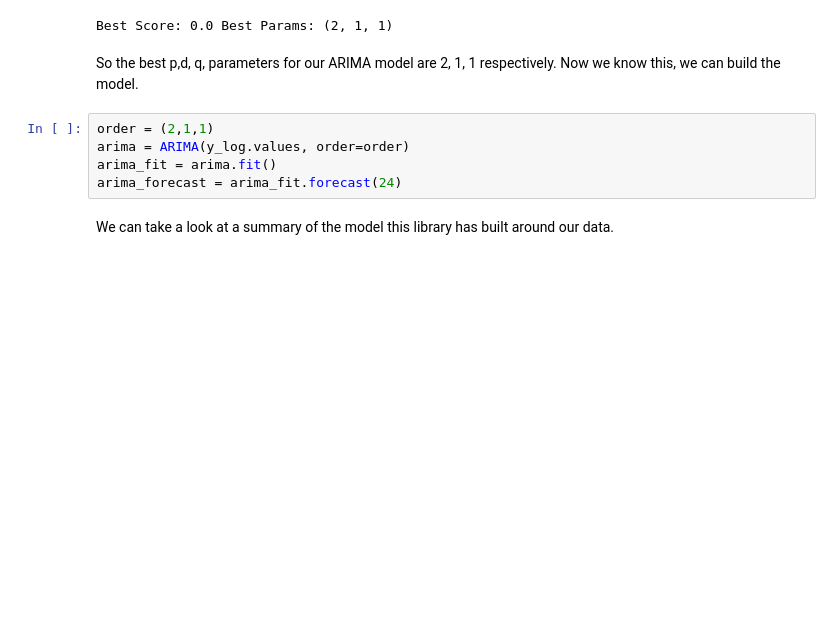
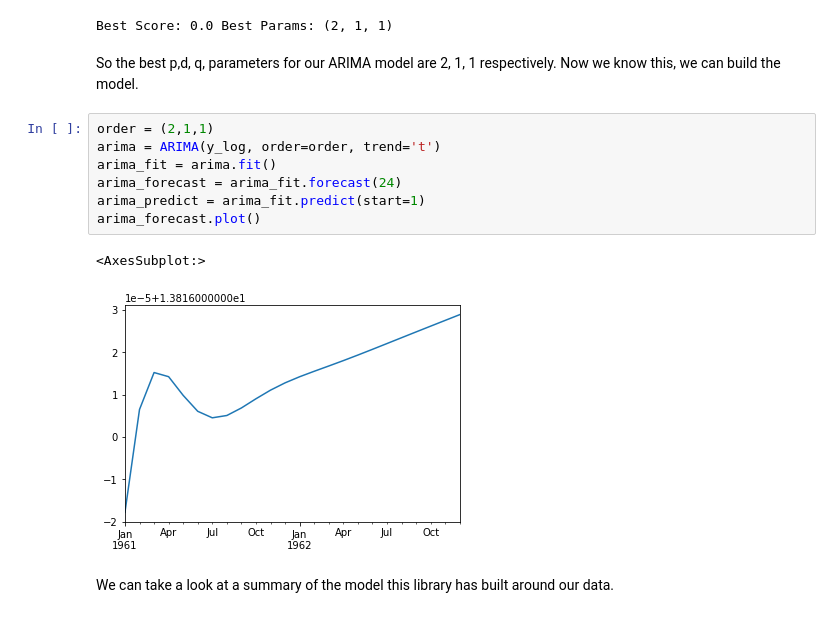
Before and after one commit to john-james-ai/Springboard, a Jupyter notebook: 21-Time Series/Cigarettes/Cowboy Cigarettes Case Study - Tier 3.ipynb, the cells around one changed output. Saved outputs shown, nothing was run; the diff lists cells and outputs as text; blank space fills up the shorter version.

```diff
--- a/21-Time Series/Cowboy Cigarettes Case Study - Tier 3.ipynb
+++ b/21-Time Series/Cigarettes/Cowboy Cigarettes Case Study - Tier 3.ipynb
@@ -343,9 +360,14 @@ Best Score: 0.0 Best Params: (2, 1, 1)
 So the best p,d, q, parameters for our ARIMA model are 2, 1, 1 respectively. Now we know this, we can build the model.
 # %%
 order = (2,1,1)
-arima = ARIMA(y_log.values, order=order)
+arima = ARIMA(y_log, order=order, trend='t')
 arima_fit = arima.fit()
 arima_forecast = arima_fit.forecast(24)
+arima_predict = arima_fit.predict(start=1)
+arima_forecast.plot()
+# %% [output]
+<AxesSubplot:>
+[figure, added]
 # %% [markdown]
 We can take a look at a summary of the model this library has built around our data.
 # %%
```
Also changed, not shown: parts of 9 cells of this notebook, 1 other file.
